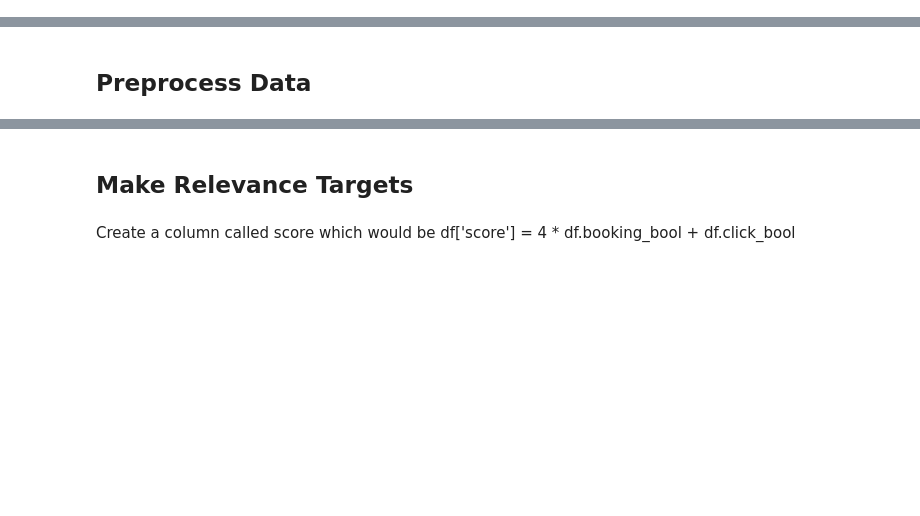
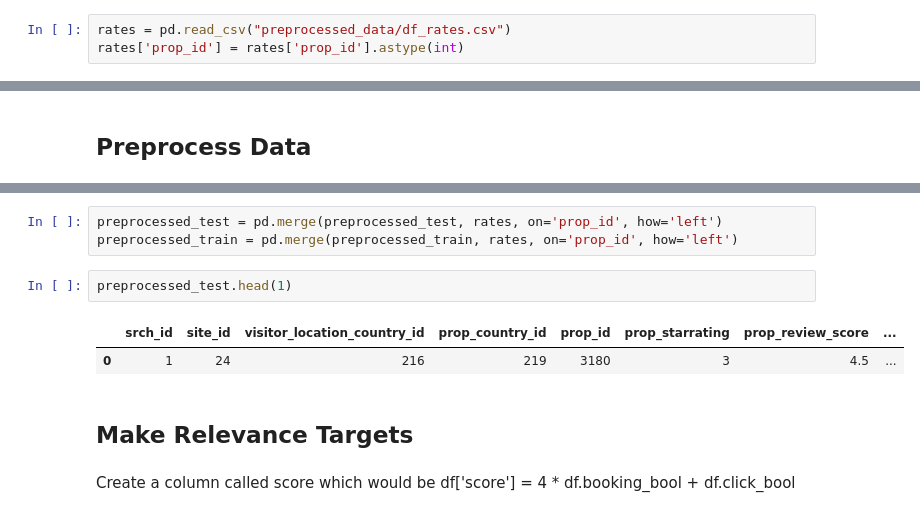
Before and after one commit to abhiwankenobi/DMT2022, a Jupyter notebook: Assignment2/Modeling.ipynb, the cells around one changed output, grey strips where cells are left out. Drawn from its saved outputs; the diff is of its cells as text; blank space fills up the shorter version.

```diff
--- a/Assignment2/Modeling.ipynb
+++ b/Assignment2/Modeling.ipynb
@@ -22,3 +23,6 @@ Data loaded in  24.385851621627808  seconds.
+# %%
+rates = pd.read_csv("preprocessed_data/df_rates.csv")
+rates['prop_id'] = rates['prop_id'].astype(int)
 # %%
 df_train.head(1)
 # %% [output]
@@ -56,3 +93,11 @@ Size of Test data:4959183
+# %%
+preprocessed_test = pd.merge(preprocessed_test, rates, on='prop_id', how='left')
+preprocessed_train = pd.merge(preprocessed_train, rates, on='prop_id', how='left')
+# %%
+preprocessed_test.head(1)
+# %% [output]
+|  | srch_id | site_id | visitor_location_country_id | prop_country_id | prop_id | prop_starrating | prop_review_score | ... |
+| 0 | 1 | 24 | 216 | 219 | 3180 | 3 | 4.5 | ... |
 # %% [markdown]
 ## Make Relevance Targets
 # %% [markdown]
```
Also changed, not shown: parts of 15 cells of this notebook.
